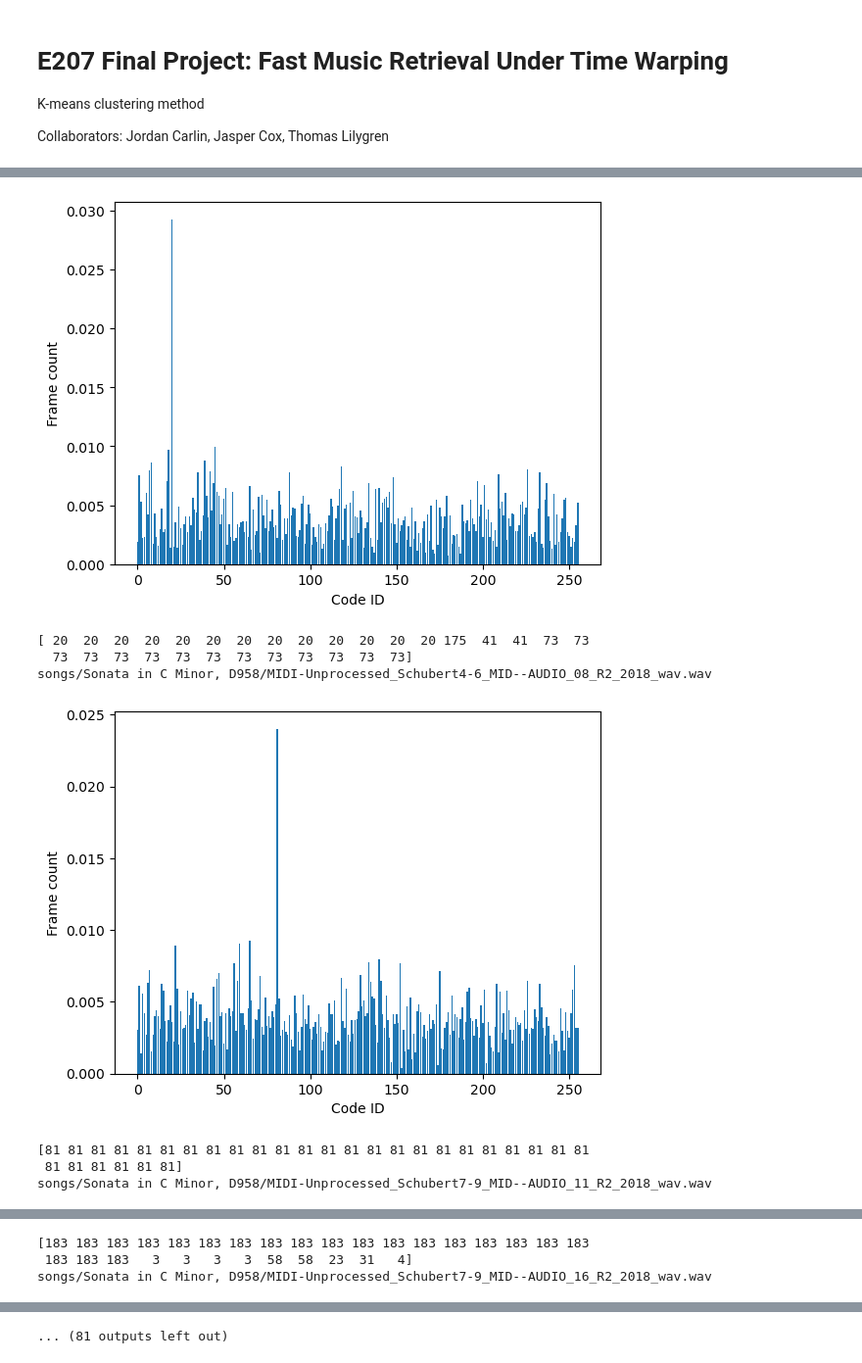
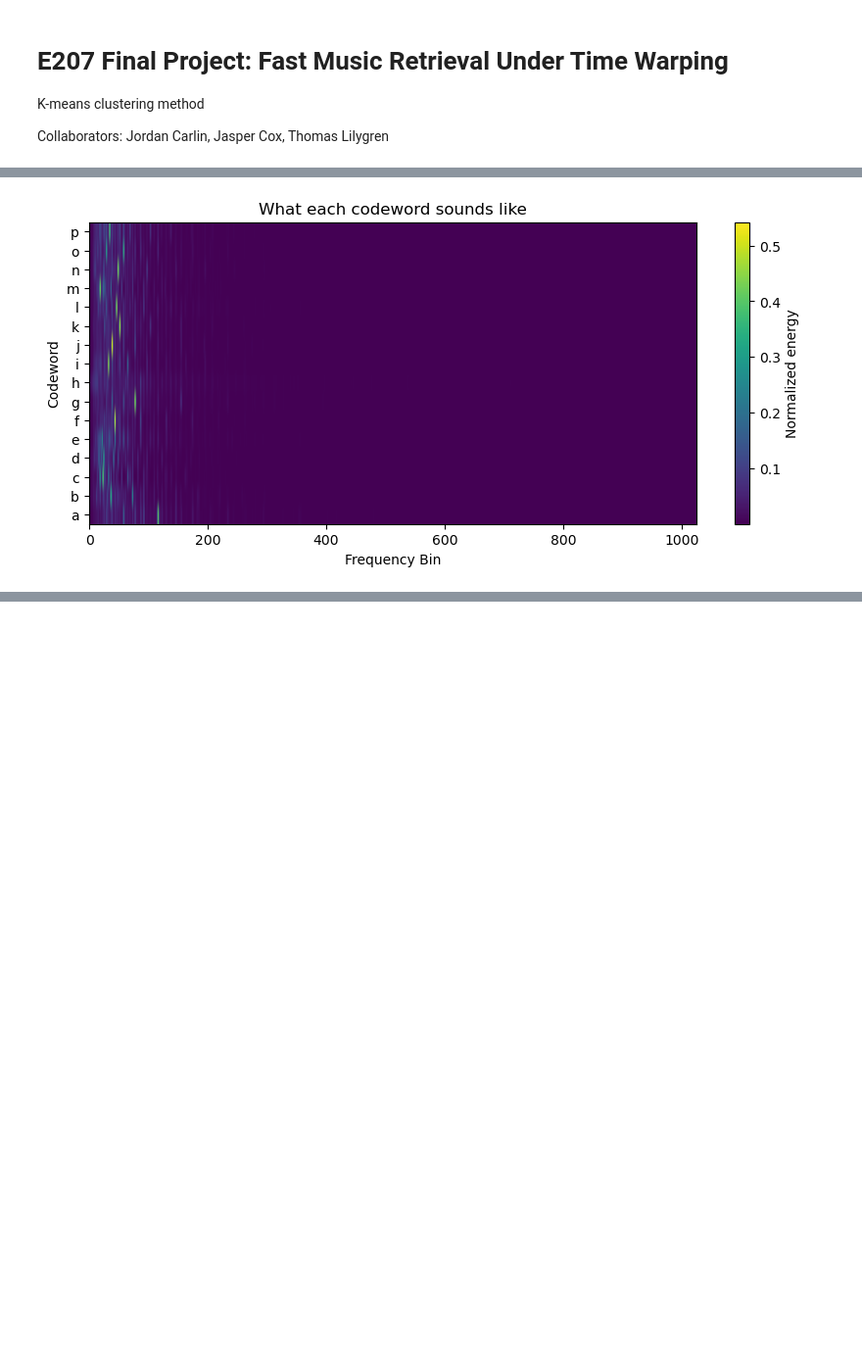
Before and after one commit to tlilygren/E207_final, a Jupyter notebook: E207_final_kmeans.ipynb, the cells around one changed output, grey strips where cells are left out. Shown at 98% size. Drawn from its saved outputs; the diff is of its cells as text; code cells hidden in the pictures; blank space fills up the shorter version.

```diff
--- a/E207_final_kmeans.ipynb
+++ b/E207_final_kmeans.ipynb
@@ -63,7 +63,7 @@ def time_to_freq(audio: np.ndarray, sr: int | float, algorithim: Literal["stft",
         case _:
             raise ValueError(f"Unsupported type: {algorithim}")
 # %%
-def extract_features(audio_file: Path, algorithim: Literal["stft", "cqt", "logmel", "chroma"] = "stft", sr=TARGET_SR) -> np.ndarray:
+def extract_features(audio_file: Path, algorithm: Literal["stft", "cqt", "logmel", "chroma"] = "stft", sr=TARGET_SR) -> np.ndarray:
     '''
     Parameters:
         An audio input file
@@ -82,7 +82,7 @@ def extract_features(audio_file: Path, algorithim: Literal["stft", "cqt", "logme
 
     return X / norms
 # %%
-def run_kmeans_references(ref_dir, algorithim: Literal["stft", "cqt", "logmel", "chroma"] = "stft", k=K_VAL, max_frames=2000, random_state=42, sr=TARGET_SR):
+def run_kmeans_references(ref_dir, algorithm: Literal["stft", "cqt", "logmel", "chroma"] = "stft", k=K_VAL, max_frames=2000, random_state=42, sr=TARGET_SR):
     '''
     Paramters:
         A reference directory of audio files
@@ -97,10 +97,10 @@ def run_kmeans_references(ref_dir, algorithim: Literal["stft", "cqt", "logmel",
     full_ref = []
 
     # For each reference in the directory, extract feature and append to list of references
-    for audio_file in sorted(ref_dir.rglob("*.mp3")):
+    for audio_file in sorted(ref_dir.glob("*.mp3")):
         feature = extract_features(audio_file, algorithm, sr)
 
-        # Cap features at max_frames
+        # Cap features at max_frames for representative k means clustering for all references
         if len(feature) > max_frames:
             index = seed.choice(len(feature), max_frames, replace=False) # sample indices without replacement using the seed
             feature = feature[index] # parse through feature with those indices
@@ -114,9 +114,16 @@ def run_kmeans_references(ref_dir, algorithim: Literal["stft", "cqt", "logmel",
 
     return kmeans
 # %%
-songs_dir = Path("./references")
-for audio_file in sorted(songs_dir.rglob("*.mp3")):
-    print(audio_file)
-    file_codes = run_kmeans_references(audio_file)
-    print(file_codes[:30])
+means = run_kmeans_references(Path("references"), "stft", K_VAL, 200, 42)
+codeword = means.cluster_centers_
+
+fig, ax = plt.subplots(figsize=(10, 4))
+im = ax.imshow(codeword, aspect='auto', origin='lower')
+ax.set_xlabel("Frequency Bin")
+ax.set_ylabel("Codeword")
+ax.set_yticks(range(len(bins)))
+ax.set_yticklabels(LETTERS[0:len(bins)])
+plt.colorbar(im, ax=ax, label="Normalized energy")
+plt.title("What each codeword sounds like")
+plt.show()
 # %% [output]
@@ -124,8 +132 @@ songs/Sonata in C Minor, D958/MIDI-Unprocessed_Schubert1-3_MID--AUDIO_05_R2_2018
-[figure, old version]
+[figure, new version]
-[ 20  20  20  20  20  20  20  20  20  20  20  20  20 175  41  41  73  73
-  73  73  73  73  73  73  73  73  73  73  73  73]
-songs/Sonata in C Minor, D958/MIDI-Unprocessed_Schubert4-6_MID--AUDIO_08_R2_2018_wav.wav
-[figure, removed]
-[81 81 81 81 81 81 81 81 81 81 81 81 81 81 81 81 81 81 81 81 81 81 81 81
- 81 81 81 81 81 81]
-songs/Sonata in C Minor, D958/MIDI-Unprocessed_Schubert7-9_MID--AUDIO_11_R2_2018_wav.wav
@@ -133,3 +132,0 @@ songs/Sonata in C Minor, D958/MIDI-Unprocessed_Schubert7-9_MID--AUDIO_11_R2_2018
-[183 183 183 183 183 183 183 183 183 183 183 183 183 183 183 183 183 183
- 183 183 183   3   3   3   3  58  58  23  31   4]
-songs/Sonata in C Minor, D958/MIDI-Unprocessed_Schubert7-9_MID--AUDIO_16_R2_2018_wav.wav
@@ -145 +132,0 @@ songs/Sonata in C Minor, D958/MIDI-Unprocessed_XP_06_R2_2004_01_ORIG_MID--AUDIO_
-... (81 outputs left out)
```
Also changed, not shown: parts of 2 cells of this notebook.
